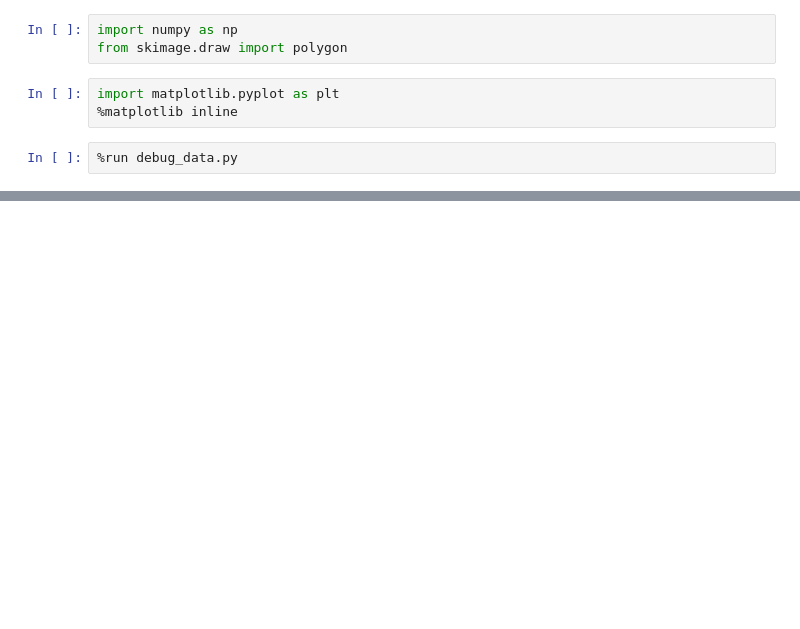
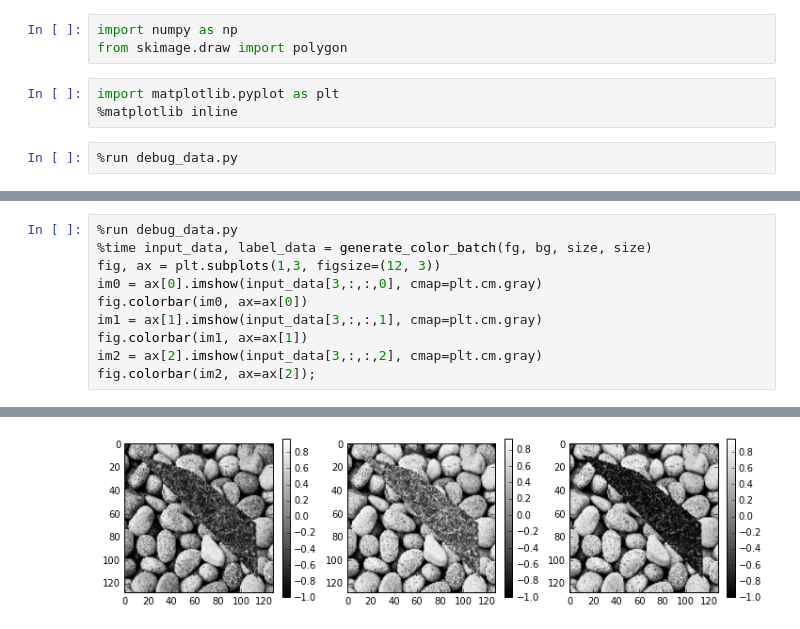
Before and after one commit to andykitchen/nn-detect, a Jupyter notebook: explore-debug-data.ipynb, the cells around one changed output, grey strips where cells are left out. Saved outputs shown, nothing was run; the diff lists cells and outputs as text; blank space fills up the shorter version.

```diff
--- a/explore-debug-data.ipynb
+++ b/explore-debug-data.ipynb
@@ -36,0 +49,11 @@ plt.colorbar()
+# %%
+%run debug_data.py
+%time input_data, label_data = generate_color_batch(fg, bg, size, size)
+fig, ax = plt.subplots(1,3, figsize=(12, 3))
+im0 = ax[0].imshow(input_data[3,:,:,0], cmap=plt.cm.gray)
+fig.colorbar(im0, ax=ax[0])
+im1 = ax[1].imshow(input_data[3,:,:,1], cmap=plt.cm.gray)
+fig.colorbar(im1, ax=ax[1])
+im2 = ax[2].imshow(input_data[3,:,:,2], cmap=plt.cm.gray)
+fig.colorbar(im2, ax=ax[2]);
+# %% [output]
@@ -36,0 +62 @@ plt.colorbar()
+[figure, added]
```
Also changed, not shown: parts of 8 cells of this notebook, 2 other files.
